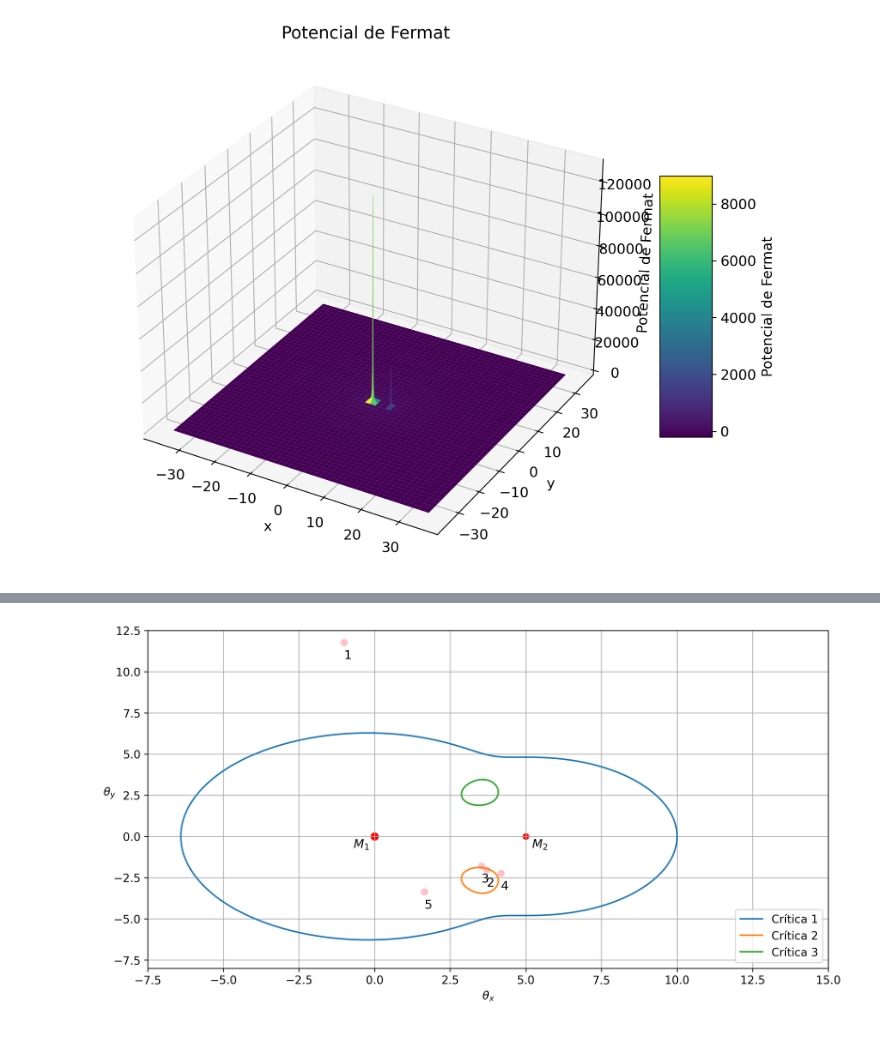
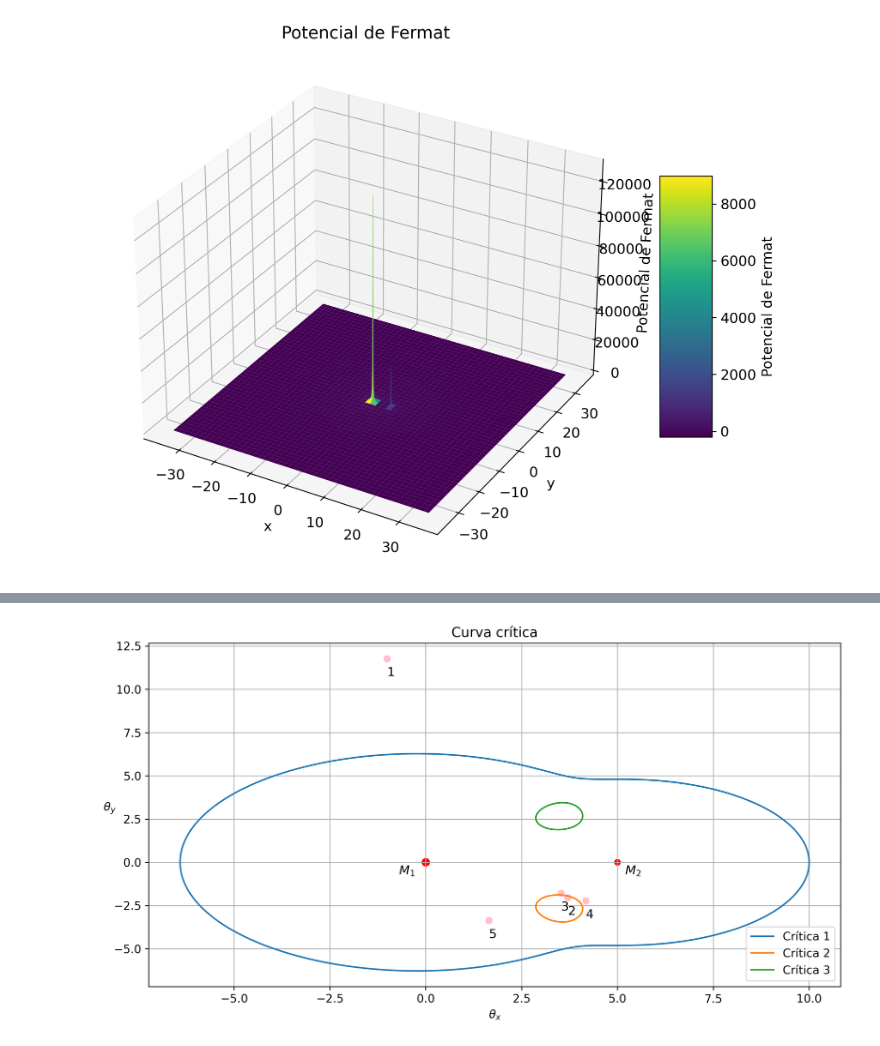
Before and after one commit to Iker028/TFG-simulaciones, a Jupyter notebook: Simulacion binaria/LENTE BINARIA.ipynb, the cells around one changed output, grey strips where cells are left out. Saved outputs shown, nothing was run; the diff lists cells and outputs as text; code cells hidden in the pictures.

```diff
--- a/Simulacion binaria/LENTE BINARIA.ipynb
+++ b/Simulacion binaria/LENTE BINARIA.ipynb
@@ -219,41 +234,42 @@ def plot_caustics(x_coords, y_coords):
     plt.text(d+0.2, -0.7, '$M_2$', fontsize = 12)
     plt.xlabel(r'$\beta_x$')
     plt.ylabel(r'$\beta_y$',rotation=0)
-    plt.title('Caústicas')
+    plt.title('Cáusticas')
     plt.legend(loc='lower right')
     plt.grid(True)
-    #plt.plot(xc,yc)
     color=iter(cm.rainbow(np.linspace(0,1,len(xc))))
     for i in range(len(xc)):
         c=next(color)
         ax.plot(xc[i],yc[i],'*',markersize=1,c=c)  #xc o ximl, yc o yiml
-    plt.savefig('caustica1.jpg',dpi=500)
     plt.show()
 
-def plot_critica(x_coords, y_coords):
+def plot_critica(x_coords, y_coords,b=True):
     fig,ax=plt.subplots(1,1,figsize=(12,6))
     for i in range(len(x_coords)):
         plt.plot(x_coords[i], y_coords[i], label=f'Crítica {i+1}')
 
     plt.xlabel(r'$\theta_x$')
     plt.ylabel(r'$\theta_y$',rotation=0)
-    #plt.title('Curva crítica')
+    plt.title('Curva crítica')
     plt.legend(loc='lower right')
     plt.grid(True)
     plt.scatter([0],[0],s=50,c='red')
     plt.scatter([d],[0],s=30,c='red')
     plt.text(-0.7, -0.7, '$M_1$', fontsize = 12)
     plt.text(d+0.2, -0.7, '$M_2$', fontsize = 12)
-    ax.scatter(ximl[194],yiml[194],c='pink')
-    ax.set(xlim=[-7.5,15],ylim=[-8,12.5])
-    #plt.plot(xc,yc)
-    color=iter(cm.rainbow(np.linspace(0,1,len(ximl))))
-    #for i in range(len(ximl)):
-        #c=next(color)
-        #ax.plot(ximl[i],yiml[i],'*',markersize=3,c=c)  #xc o ximl, yc o yiml
-    for i in range(len(ximl[194])):
-        plt.text(ximl[194][i], yiml[194][i]-1, f'{i+1}', fontsize = 12)
-    plt.savefig('critica1.jpg',dpi=500)
+
+    #Si b=true plotea TODAS las imagenes sino solo plotea las 5 de
+    #cuando la trayectoria corta la cáustica
+    if b:
+        color=iter(cm.rainbow(np.linspace(0,1,len(ximl))))
+        for i in range(len(ximl)):
+            c=next(color)
+            ax.plot(ximl[i],yiml[i],'*',markersize=3,c=c)  #xc o ximl, yc o yiml
+    else:
+        for i in range(len(ximl[194])):
+            plt.text(ximl[194][i], yiml[194][i]-1, f'{i+1}', fontsize = 12)
+        ax.scatter(ximl[194],yiml[194],c='pink')
+
     plt.show()
 
 def zoom_plot(x_coords, y_coords, xmin, xmax, ymin, ymax):
@@ -263,19 +279,19 @@ def zoom_plot(x_coords, y_coords, xmin, xmax, ymin, ymax):
 
     plt.xlabel(r'$\beta_x$')
     plt.ylabel(r'$\beta_y$',rotation=0)
-    #plt.title('Zoom')
+    plt.title('Zoom cáustica')
     plt.xlim(xmin, xmax)
     plt.ylim(ymin, ymax)
     plt.grid(True)
     plt.rcParams.update({'font.size': 11})
-    #plt.plot(xc,yc)
     color=iter(cm.rainbow(np.linspace(0,1,len(xc))))
     for i in range(len(xc)):
         c=next(color)
         ax.plot(xc[i],yc[i],'*',markersize=4,c=c)#xc o ximl, yc o yiml
 
-    plt.savefig('caustica1zoom.jpg',dpi=500)
     plt.show()
 
 plot_caustics(causticsra,causticsd)
+zoom_plot(causticsra,causticsd,-2,1,5,8)
+plot_critica(criticalra,criticalde)
 # %% [output]
@@ -287,4 +301,4 @@ zoom_plot(causticsra,causticsd,-2,1,5,8)
 # %%
-plot_critica(criticalra,criticalde)
+plot_critica(criticalra,criticalde,False)
 # %% [output]
-[figure, old version]
+[figure, new version]
```
Also changed, not shown: parts of 12 cells of this notebook.
